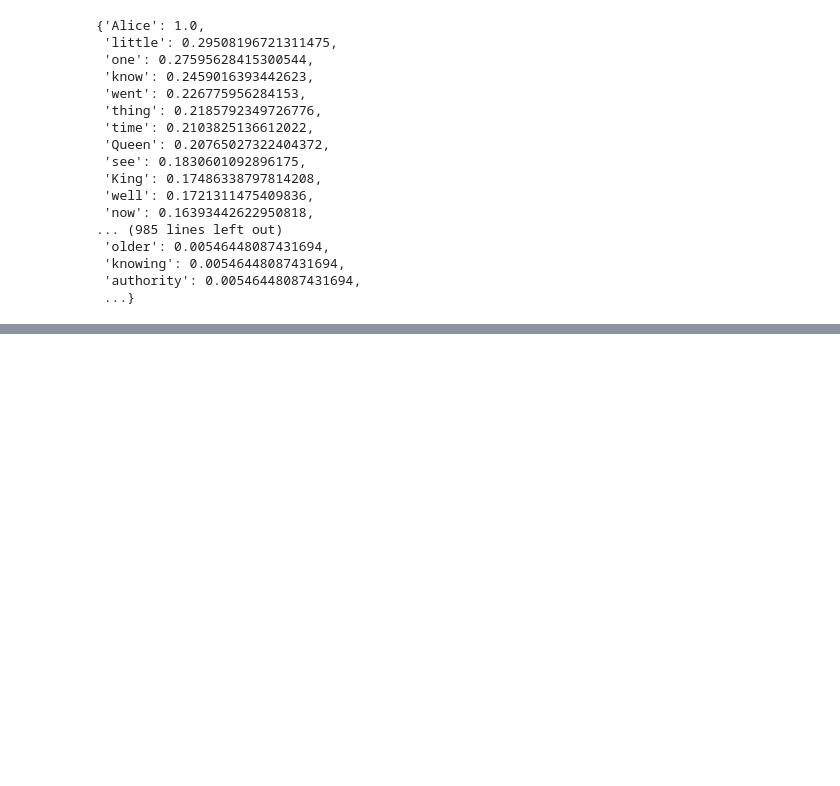
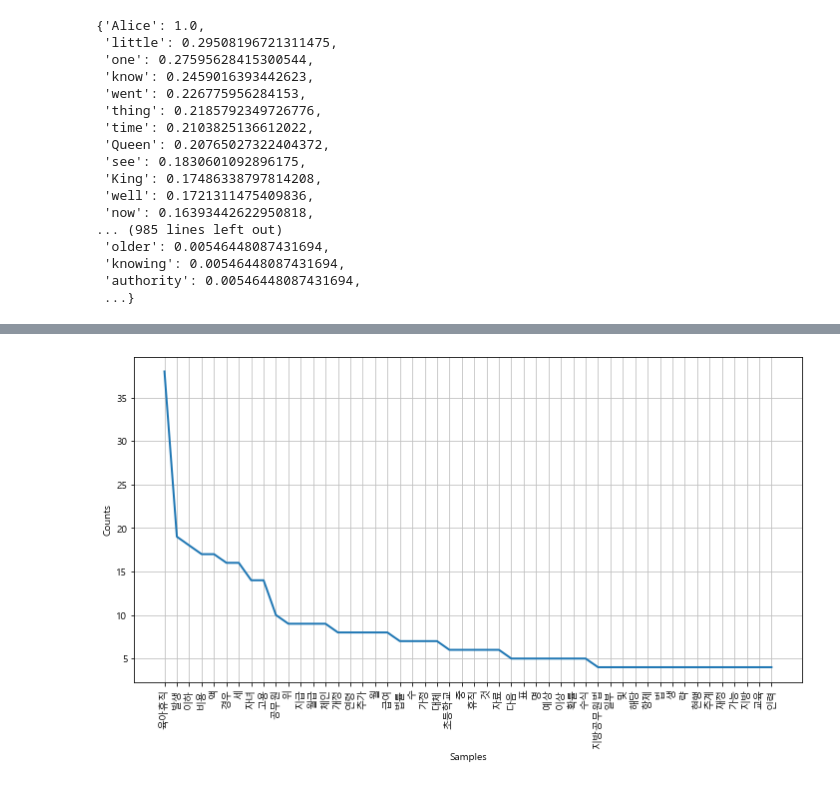
Before and after one commit to highfreshness/SeSAC, a Jupyter notebook: Python_data/10. 자연어 처리 시작하기.ipynb, the cells around one changed output, grey strips where cells are left out. Cells and saved outputs as stored; diff of their text form; code cells hidden in the pictures; blank space fills up the shorter version.

```diff
--- a/Python_data/10. 자연어 처리 시작하기.ipynb
+++ b/Python_data/10. 자연어 처리 시작하기.ipynb
@@ -205,0 +257,6 @@ plt.show()
+# %%
+stop_words = '. ( ) , \'\ % - X ). x 의 자 에 안 번 호 을 이 다 만 로 가 를 정 항 제'
+stop_words = stop_words.split(' ')
+# %%
+ko = [each_word for each_word in ko if each_word not in stop_words]
+ko
@@ -205,0 +281,7 @@ plt.show()
+# %%
+ko = nltk.Text(ko)
+plt.figure(figsize=(12,6))
+ko.plot(50)
+plt.show()
+# %% [output]
+[figure, added]
```
Also changed, not shown: parts of 70 cells of this notebook, 7 other files.
